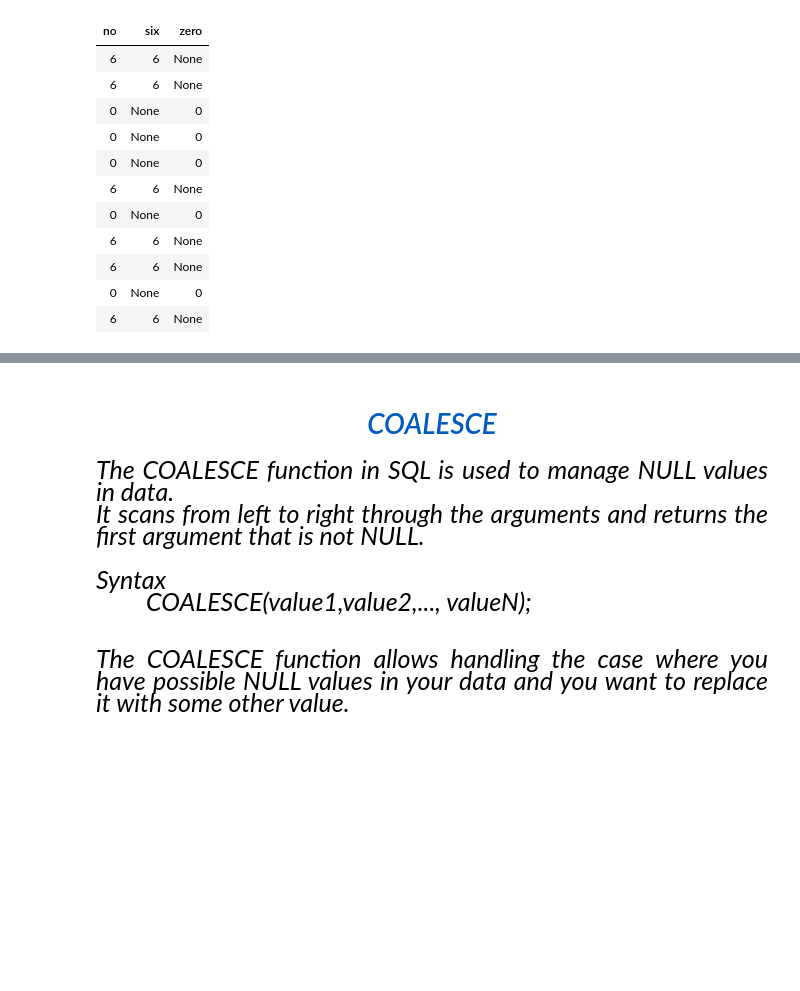
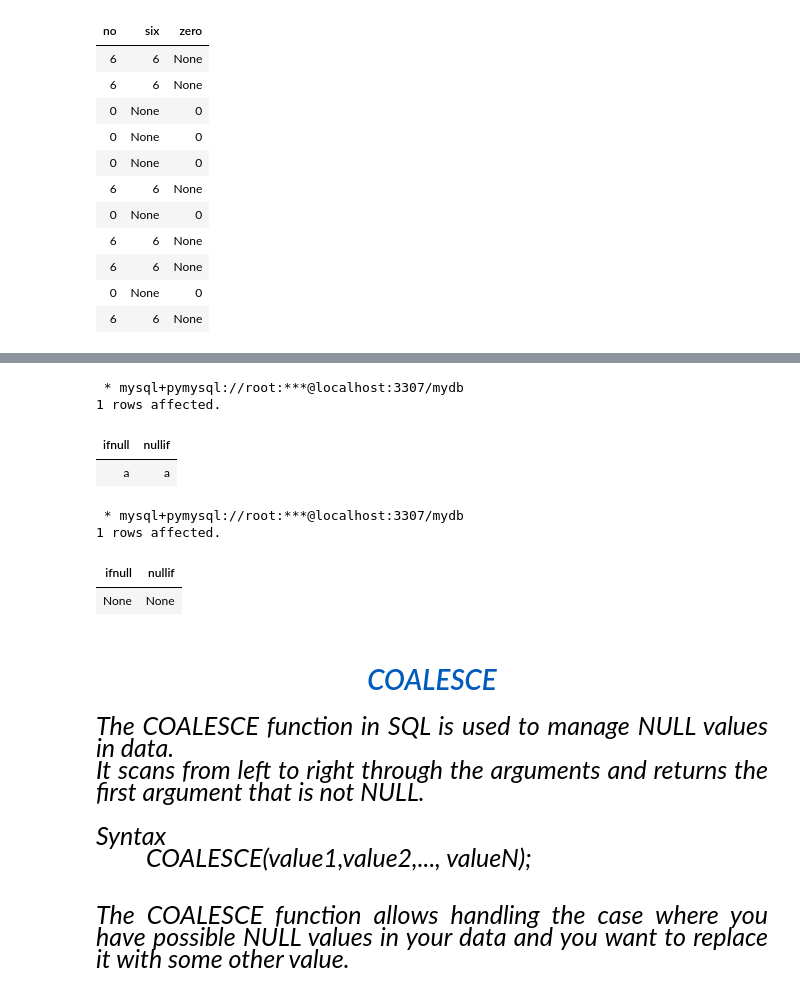
Before and after one commit to Mubeen-Ahmad/python_11, a Jupyter notebook: sql/Conditional.ipynb, the cells around one changed output, grey strips where cells are left out. Drawn from its saved outputs; the diff is of its cells as text; code cells hidden in the pictures; blank space fills up the shorter version.

```diff
--- a/sql/Conditional.ipynb
+++ b/sql/Conditional.ipynb
@@ -259,3 +279,19 @@ FROM random_no
+# %%
+%%sql
+SELECT IFNULL('a',NULL) AS ifnull, NULLIF('a',NULL) AS nullif
+# %% [output]
+ * mysql+pymysql://root:***@localhost:3307/mydb
+1 rows affected.
+| ifnull | nullif |
+| a | a |
+# %%
+%%sql
+SELECT IFNULL(NULL,NULL) AS ifnull, NULLIF(NULL,NULL) AS nullif
+# %% [output]
+ * mysql+pymysql://root:***@localhost:3307/mydb
+1 rows affected.
+| ifnull | nullif |
+| None | None |
 # %% [markdown]
 <h1 style="text-align:center; color:#005bbd; font-size:50px; font-family:Sans-serif; font-style: oblique; text-shadow: 0 0 3px white, 0 0 1px Black;">COALESCE</h1>
 
```
Also changed, not shown: parts of 5 cells of this notebook, 3 other files.
